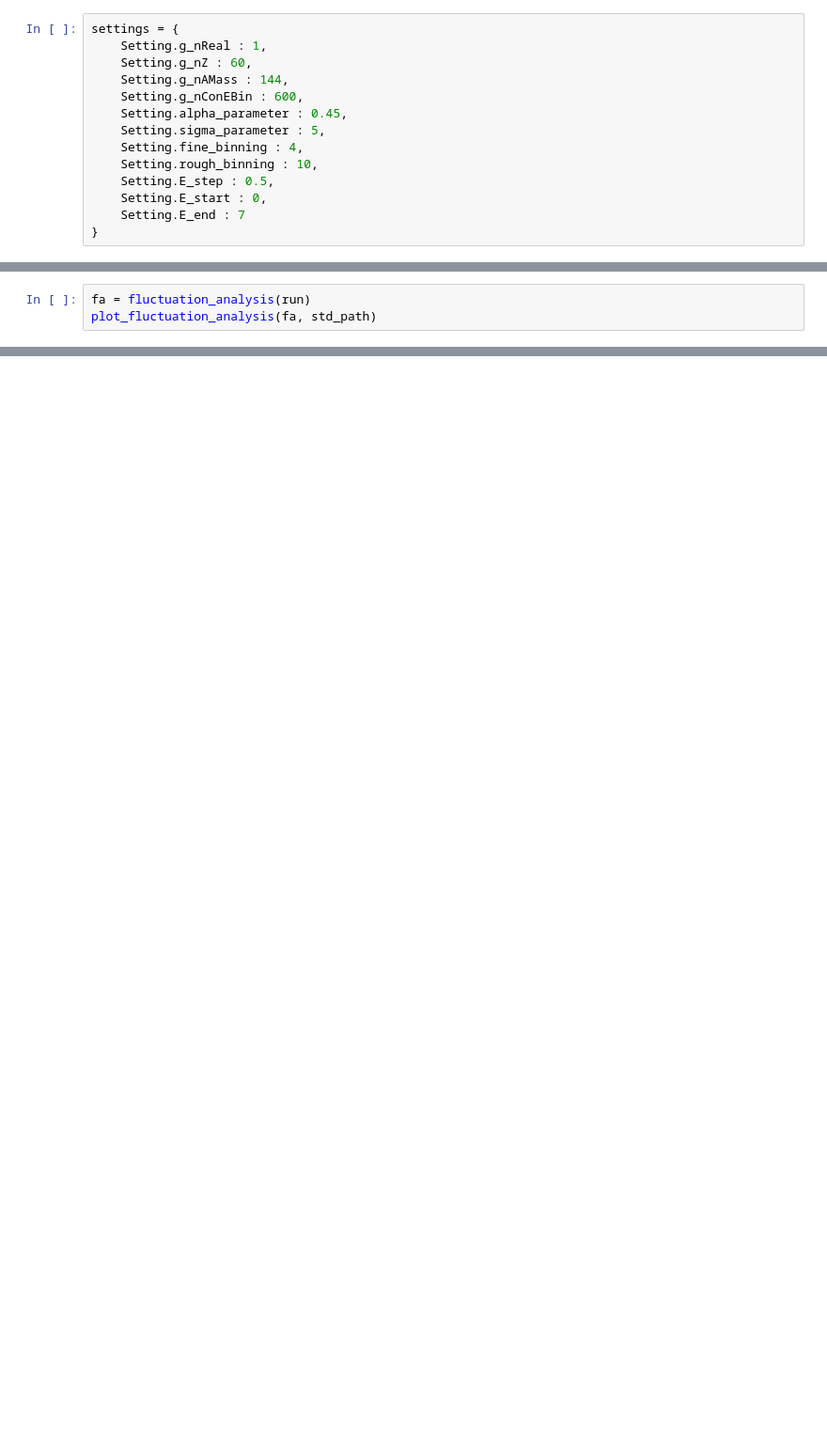
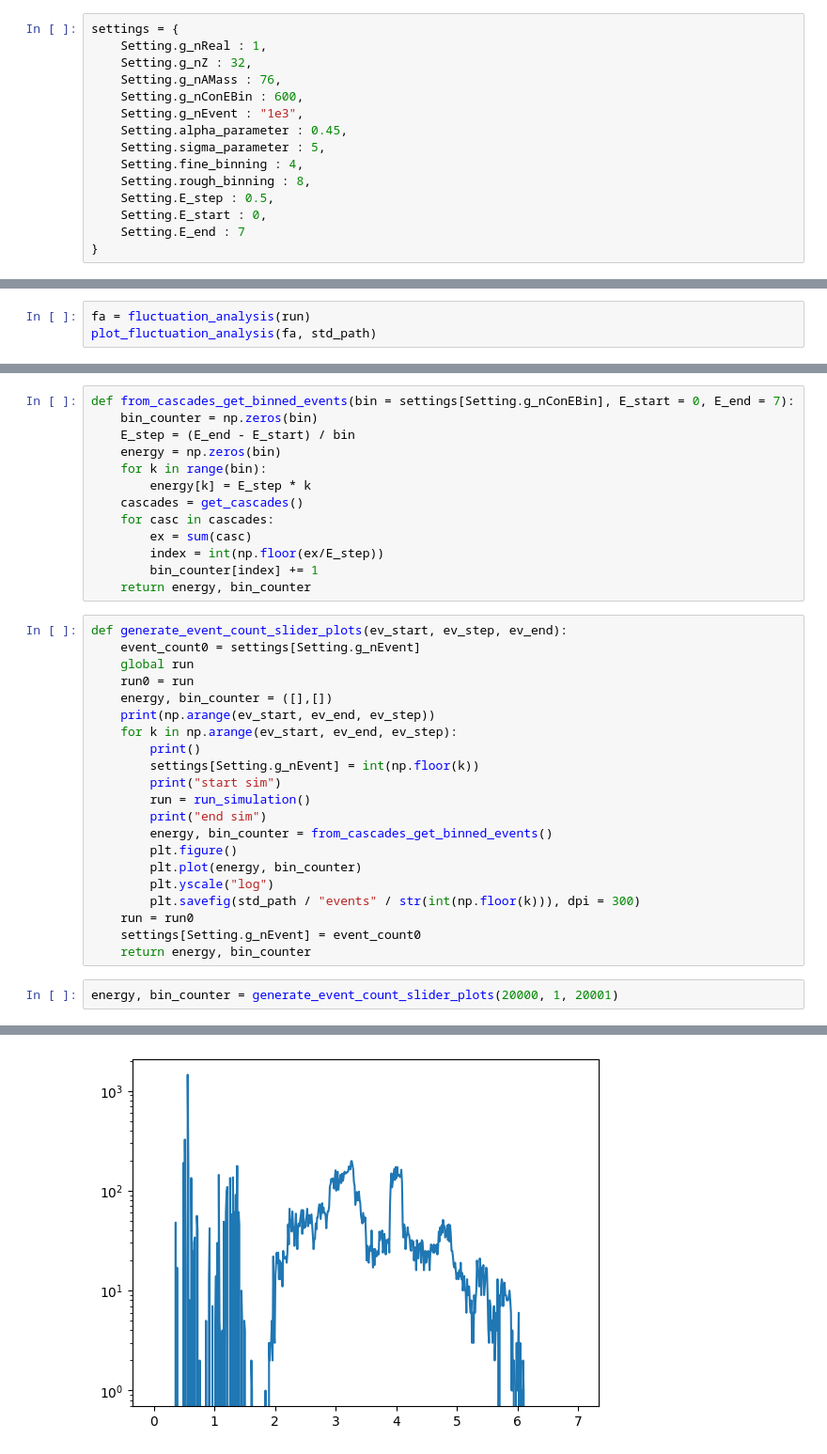
Before and after one commit to CauchyApprentice/Fluctuation-Analysis, a Jupyter notebook: main.ipynb, the cells around one changed output, grey strips where cells are left out. Shown at 94% size. Drawn from its saved outputs; the diff is of its cells as text; blank space fills up the shorter version.

```diff
--- a/main.ipynb
+++ b/main.ipynb
@@ -260,13 +285,14 @@ def apply_settings():
 # %%
 settings = {
     Setting.g_nReal : 1,
-    Setting.g_nZ : 60,
-    Setting.g_nAMass : 144,
+    Setting.g_nZ : 32,
+    Setting.g_nAMass : 76,
     Setting.g_nConEBin : 600,
+    Setting.g_nEvent : "1e3",
     Setting.alpha_parameter : 0.45,
     Setting.sigma_parameter : 5,
     Setting.fine_binning : 4,
-    Setting.rough_binning : 10,
+    Setting.rough_binning : 8,
     Setting.E_step : 0.5,
     Setting.E_start : 0,
     Setting.E_end : 7
@@ -306,0 +316,37 @@ sliding_window_spin(run, 0.01, 7)
+# %%
+def from_cascades_get_binned_events(bin = settings[Setting.g_nConEBin], E_start = 0, E_end = 7):
+    bin_counter = np.zeros(bin)
+    E_step = (E_end - E_start) / bin
+    energy = np.zeros(bin)
+    for k in range(bin):
+        energy[k] = E_step * k
+    cascades = get_cascades()
+    for casc in cascades:
+        ex = sum(casc)
+        index = int(np.floor(ex/E_step))
+        bin_counter[index] += 1
+    return energy, bin_counter
+# %%
+def generate_event_count_slider_plots(ev_start, ev_step, ev_end):
+    event_count0 = settings[Setting.g_nEvent]
+    global run
+    run0 = run
+    energy, bin_counter = ([],[])
+    print(np.arange(ev_start, ev_end, ev_step))
+    for k in np.arange(ev_start, ev_end, ev_step):
+        print()
+        settings[Setting.g_nEvent] = int(np.floor(k))
+        print("start sim")
+        run = run_simulation()
+        print("end sim")
+        energy, bin_counter = from_cascades_get_binned_events()
+        plt.figure()
+        plt.plot(energy, bin_counter)
+        plt.yscale("log")
+        plt.savefig(std_path / "events" / str(int(np.floor(k))), dpi = 300)
+    run = run0
+    settings[Setting.g_nEvent] = event_count0
+    return energy, bin_counter
+# %%
+energy, bin_counter = generate_event_count_slider_plots(20000, 1, 20001)
+# %% [output]
@@ -306,0 +363 @@ sliding_window_spin(run, 0.01, 7)
+[figure, added]
```
Also changed, not shown: parts of 8 cells of this notebook.
